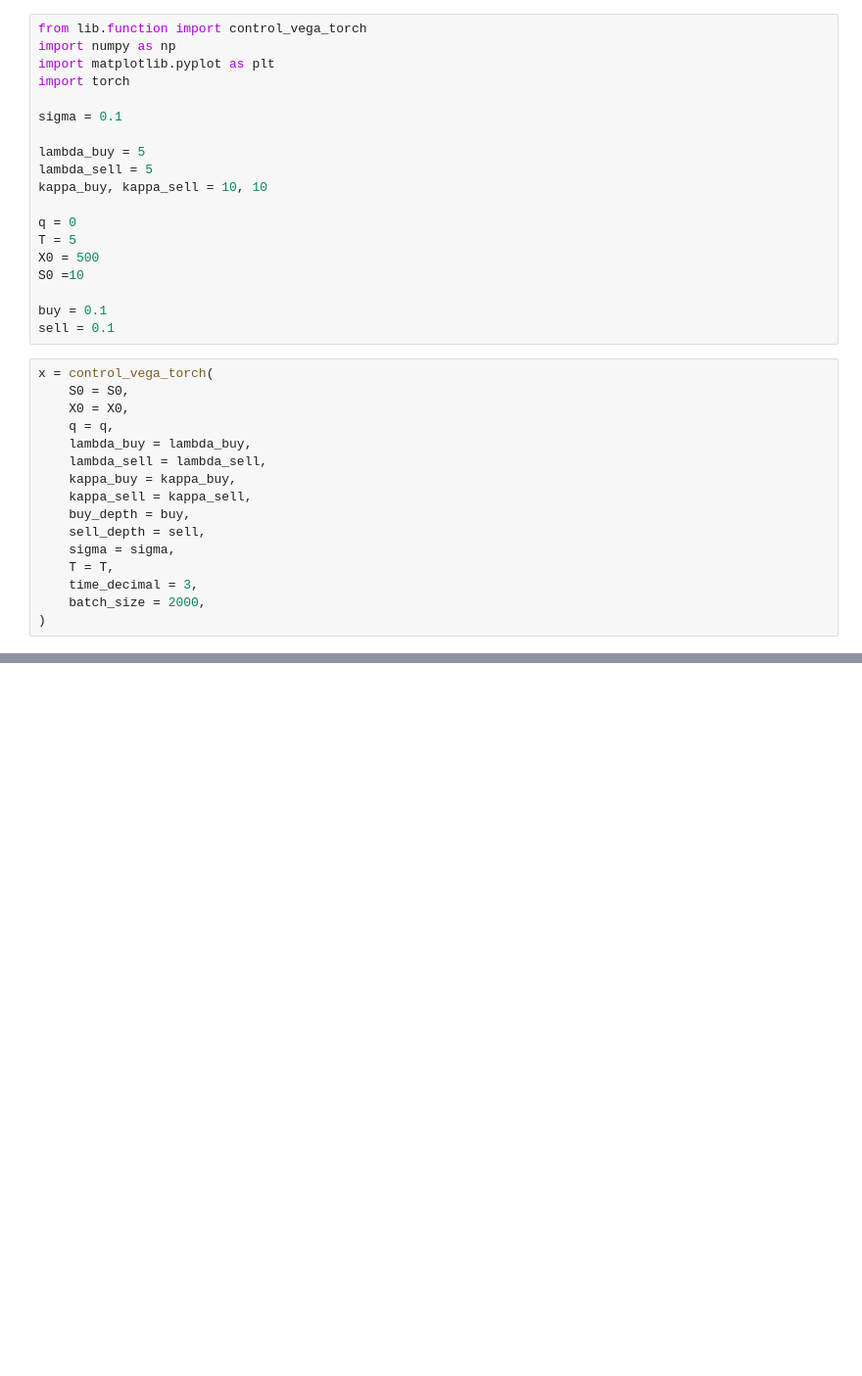
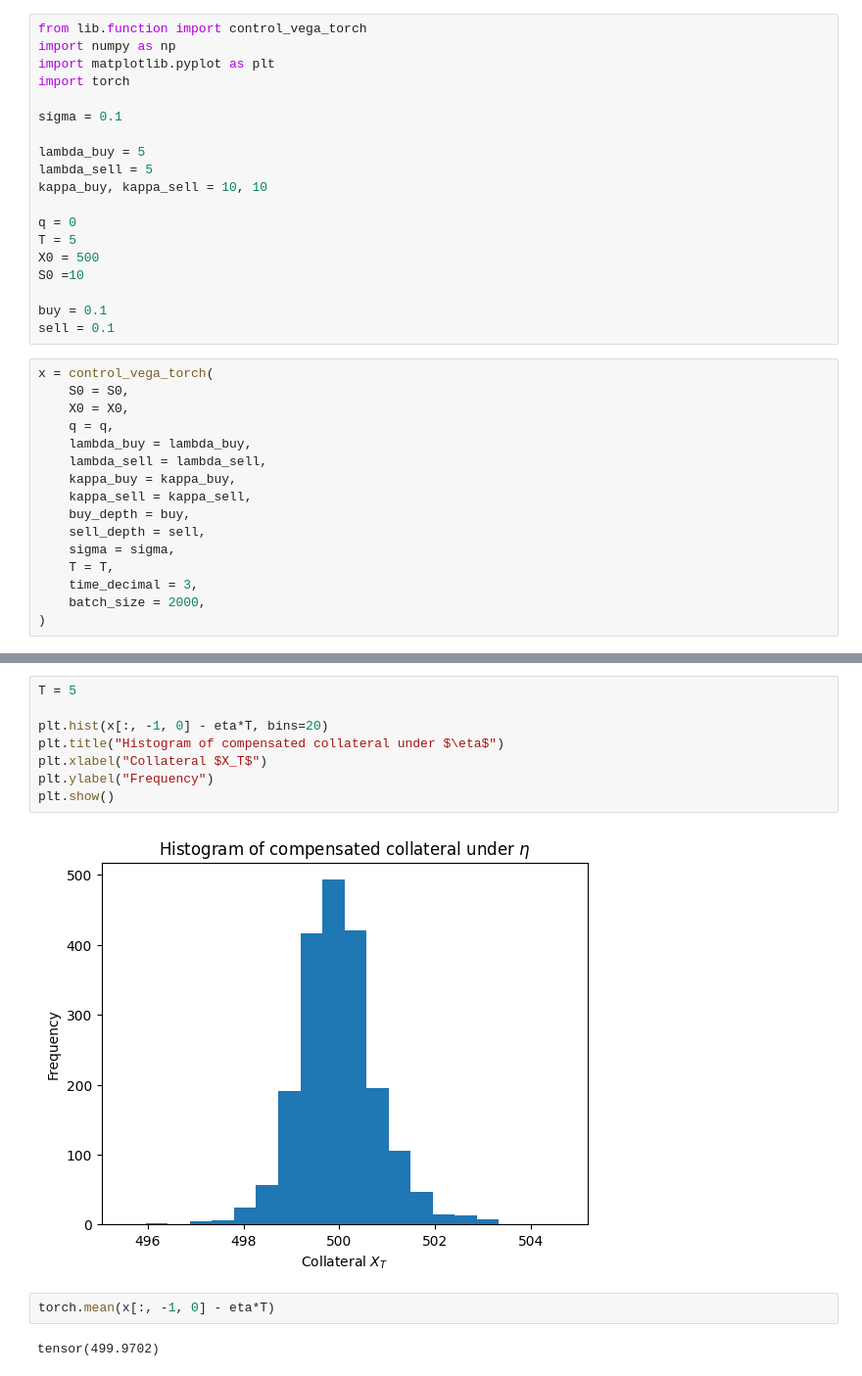
Before and after one commit to Galen-Cao/MIGS-VEGA-Project, a Jupyter notebook: Vega_sim.ipynb, the cells around one changed output, grey strips where cells are left out. Shown at 98% size. Drawn from its saved outputs; the diff is of its cells as text; blank space fills up the shorter version.

```diff
--- a/Sim_Vega.ipynb
+++ b/Vega_sim.ipynb
@@ -339,0 +338,14 @@ plt.show()
+# %%
+T = 5
+
+plt.hist(x[:, -1, 0] - eta*T, bins=20)
+plt.title("Histogram of compensated collateral under $\eta$")
+plt.xlabel("Collateral $X_T$")
+plt.ylabel("Frequency")
+plt.show()
+# %% [output]
+[figure, added]
+# %%
+torch.mean(x[:, -1, 0] - eta*T)
+# %% [output]
+tensor(499.9702)
```
Also changed, not shown: parts of 6 cells of this notebook, 3 other files.
